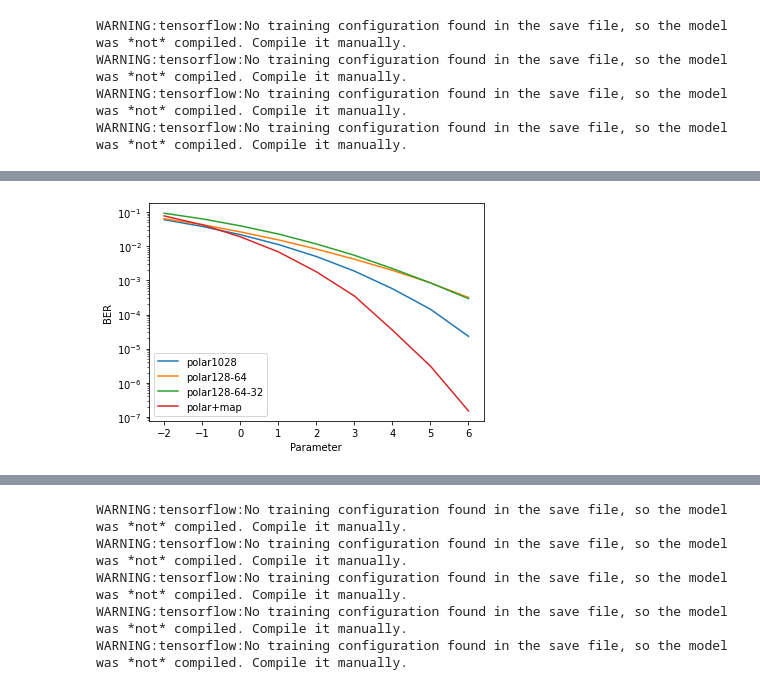
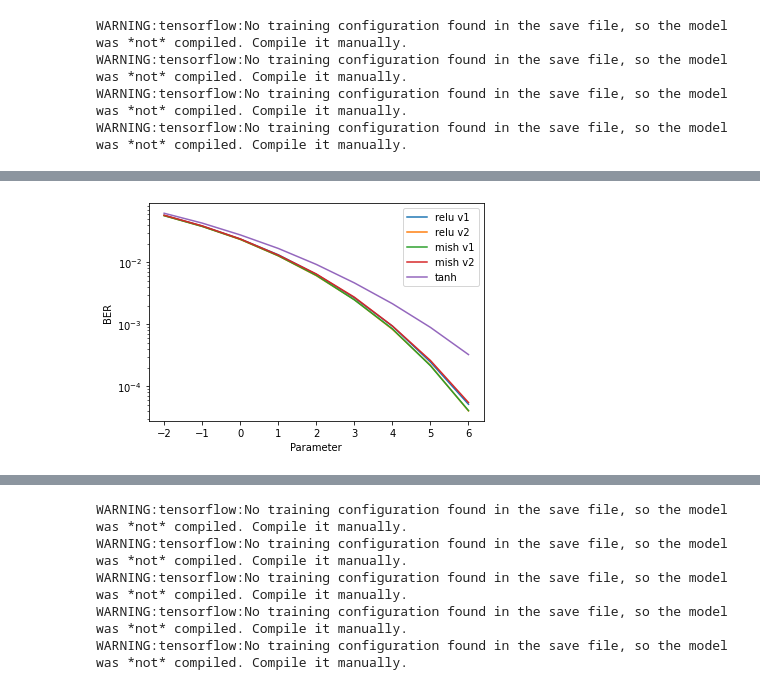
Before and after one commit to remzawi/deep_fec, a Jupyter notebook: AWGNAutoencoder_Plots.ipynb, the cells around one changed output, grey strips where cells are left out. Saved outputs shown, nothing was run; the diff lists cells and outputs as text; code cells hidden in the pictures.

```diff
--- a/AWGNAutoencoder_Plots.ipynb
+++ b/AWGNAutoencoder_Plots.ipynb
@@ -67,15 +67,17 @@ WARNING:tensorflow:No training configuration found in the save file, so the mode
 # %%
 from tensorflow.keras.models import load_model
 
-encoder1,decoder1=load_model('AWGNEncoder_3_polar.h5',custom_objects={'AWGN':AWGN,'polar_metric':polar_metric}),load_model('AWGNDecoder_3_polar.h5',custom_objects={'AWGN':AWGN},compile=False)
-encoder2,decoder2=load_model('AWGNEncoder_3_polar2.h5',custom_objects={'AWGN':AWGN,'polar_metric':polar_metric}),load_model('AWGNDecoder_3_polar2.h5',custom_objects={'AWGN':AWGN},compile=False)
-encoder3,decoder3=load_model('AWGNEncoder_3_polar3.h5',custom_objects={'AWGN':AWGN,'polar_metric':polar_metric}),load_model('AWGNDecoder_3_polar3.h5',custom_objects={'AWGN':AWGN},compile=False)
+encoder1,decoder1=load_model('AWGNEncoder_3_relu.h5',custom_objects={'AWGN':AWGN,'normLayer':normLayer}),load_model('AWGNDecoder_3_relu.h5',custom_objects={'AWGN':AWGN},compile=False)
+encoder2,decoder2=load_model('AWGNEncoder_3_relu2.h5',custom_objects={'AWGN':AWGN,'normLayer':normLayer}),load_model('AWGNDecoder_3_relu2.h5',custom_objects={'AWGN':AWGN},compile=False)
+encoder3,decoder3=load_model('AWGNEncoder_3_mish.h5',custom_objects={'AWGN':AWGN,'normLayer':normLayer}),load_model('AWGNDecoder_3_mish.h5',custom_objects={'AWGN':AWGN},compile=False)
+encoder4,decoder4=load_model('AWGNEncoder_3_mish2.h5',custom_objects={'AWGN':AWGN,'normLayer':normLayer}),load_model('AWGNDecoder_3_mish2.h5',custom_objects={'AWGN':AWGN},compile=False)
+encoder5,decoder5=load_model('AWGNEncoder_3_tanh.h5',custom_objects={'AWGN':AWGN}),load_model('AWGNDecoder_3_tanh.h5',custom_objects={'AWGN':AWGN},compile=False)
 
 #encoder_list,decoder_list=[encoder1],[decoder1]
-encoder_list,decoder_list=[encoder1,encoder2,encoder3],[decoder1,decoder2,decoder3]
-computeBER(encoder_list,decoder_list,['normal','normal','normal'],['normal','normal','normal'],'AWGN',[-2,-1,0,1,2,3,4,5,6],do_polar_MAP=True,enc_MAP_ind=[],
+encoder_list,decoder_list=[encoder1,encoder2,encoder3,encoder4,encoder5],[decoder1,decoder2,decoder3,decoder4,decoder5]
+computeBER(encoder_list,decoder_list,['normal','normal','normal','normal','normal'],['normal','normal','normal','normal','normal'],'AWGN',[-2,-1,0,1,2,3,4,5,6],do_polar_MAP=False,enc_MAP_ind=[],
         save_params=False,params_name=['AWGNparams.npy'],
         save_ber=False,ber_name=['AWGNber_05.npy','AWGNber_1.npy','AWGNber_2.npy','AWGNber_polarmap.npy','AWGNber_05_map.npy','AWGNber_1_map.npy','AWGNber_2_map.npy'],
-        plot_ber=True,points_per_value=2*[100000,200000,200000,400000,400000,1500000,2000000,3000000,5000000],plot_legend=['polar1028','polar128-64','polar128-64-32','polar+map'],
-        save_fig=True,fig_name='polarAWGN.pdf')
+        plot_ber=True,points_per_value=2*[100000,200000,200000,400000,400000,1500000,2000000,3000000,5000000],plot_legend=['relu v1','relu v2','mish v1','mish v2','tanh'],
+        save_fig=True,fig_name='normalization.pdf')
 # %% [output]
@@ -82 +89 @@ computeBER(encoder_list,decoder_list,['normal','normal','normal'],['normal','nor
-[figure, old version]
+[figure, new version]
```
Also changed, not shown: parts of 2 cells of this notebook, 5 other files.
